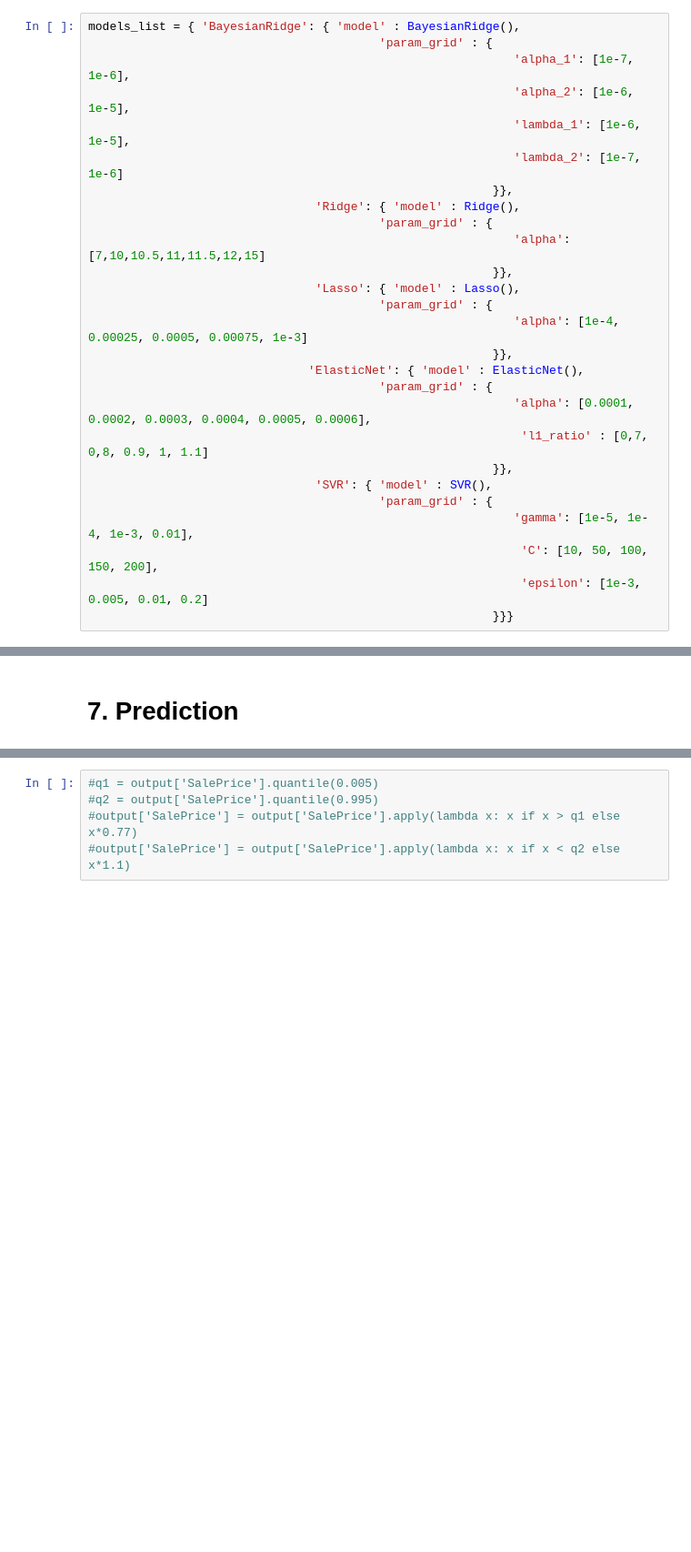
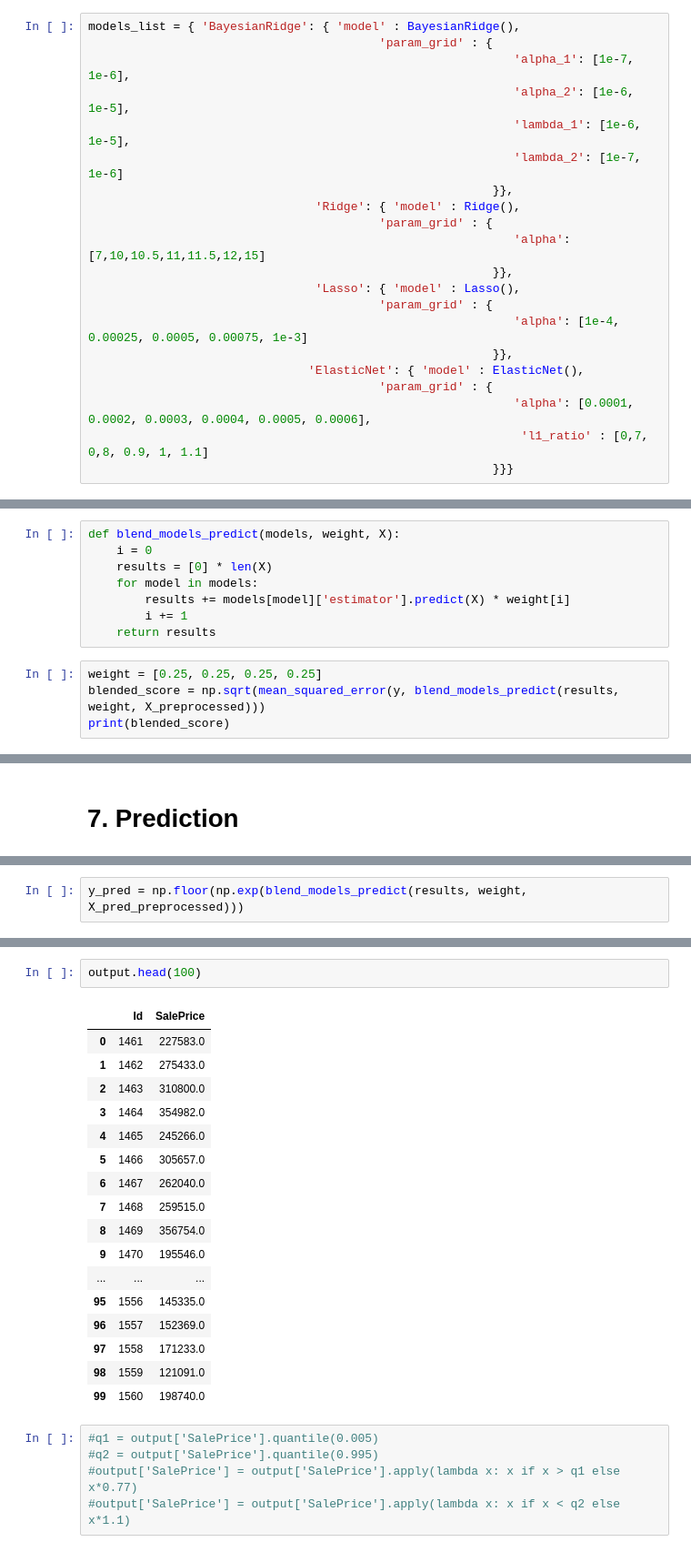
Before and after one commit to max-lutz/Kaggle_competitions, a Jupyter notebook: house-price-regression-full-eda-ml-workflow.ipynb, the cells around one changed output, grey strips where cells are left out. Shown at 91% size. Drawn from its saved outputs; the diff is of its cells as text; blank space fills up the shorter version.

```diff
--- a/house-price-regression-full-eda-ml-workflow.ipynb
+++ b/house-price-regression-full-eda-ml-workflow.ipynb
@@ -1096,12 +1112,6 @@ models_list = { 'BayesianRidge': { 'model' : BayesianRidge(),
                                          'param_grid' : {
                                                             'alpha': [0.0001, 0.0002, 0.0003, 0.0004, 0.0005, 0.0006],
                                                              'l1_ratio' : [0,7, 0,8, 0.9, 1, 1.1]
-                                                         }},
-                                'SVR': { 'model' : SVR(),
-                                         'param_grid' : {
-                                                            'gamma': [1e-5, 1e-4, 1e-3, 0.01],
-                                                             'C': [10, 50, 100, 150, 200],
-                                                             'epsilon': [1e-3, 0.005, 0.01, 0.2]
                                                          }}}
 # %%
 %%time
@@ -1122,0 +1148,12 @@ for model_name, model in models_list.items():
+# %%
+def blend_models_predict(models, weight, X):
+    i = 0
+    results = [0] * len(X)
+    for model in models:
+        results += models[model]['estimator'].predict(X) * weight[i]
+        i += 1
+    return results
+# %%
+weight = [0.25, 0.25, 0.25, 0.25]
+blended_score = np.sqrt(mean_squared_error(y, blend_models_predict(results, weight, X_preprocessed)))
+print(blended_score)
@@ -1139 +1176,3 @@ ensemble.predict(X_pred_preprocessed)
+# %%
+y_pred = np.floor(np.exp(blend_models_predict(results, weight, X_pred_preprocessed)))
 # %%
@@ -1141,4 +1179,24 @@ y_pred = np.floor(np.expm1(ensemble.predict(X_pred_preprocessed)))
 output = pd.DataFrame({'Id': pd.read_csv("/kaggle/input/house-prices-advanced-regression-techniques/test.csv").Id, 'SalePrice': y_pred})
+# %%
+output.head(100)
+# %% [output]
+|  | Id | SalePrice |
+| 0 | 1461 | 227583.0 |
+| 1 | 1462 | 275433.0 |
+| 2 | 1463 | 310800.0 |
+| 3 | 1464 | 354982.0 |
+| 4 | 1465 | 245266.0 |
+| 5 | 1466 | 305657.0 |
+| 6 | 1467 | 262040.0 |
+| 7 | 1468 | 259515.0 |
+| 8 | 1469 | 356754.0 |
+| 9 | 1470 | 195546.0 |
+| ... | ... | ... |
+| 95 | 1556 | 145335.0 |
+| 96 | 1557 | 152369.0 |
+| 97 | 1558 | 171233.0 |
+| 98 | 1559 | 121091.0 |
+| 99 | 1560 | 198740.0 |
 # %%
 #q1 = output['SalePrice'].quantile(0.005)
 #q2 = output['SalePrice'].quantile(0.995)
```
Also changed, not shown: parts of 7 cells of this notebook.
